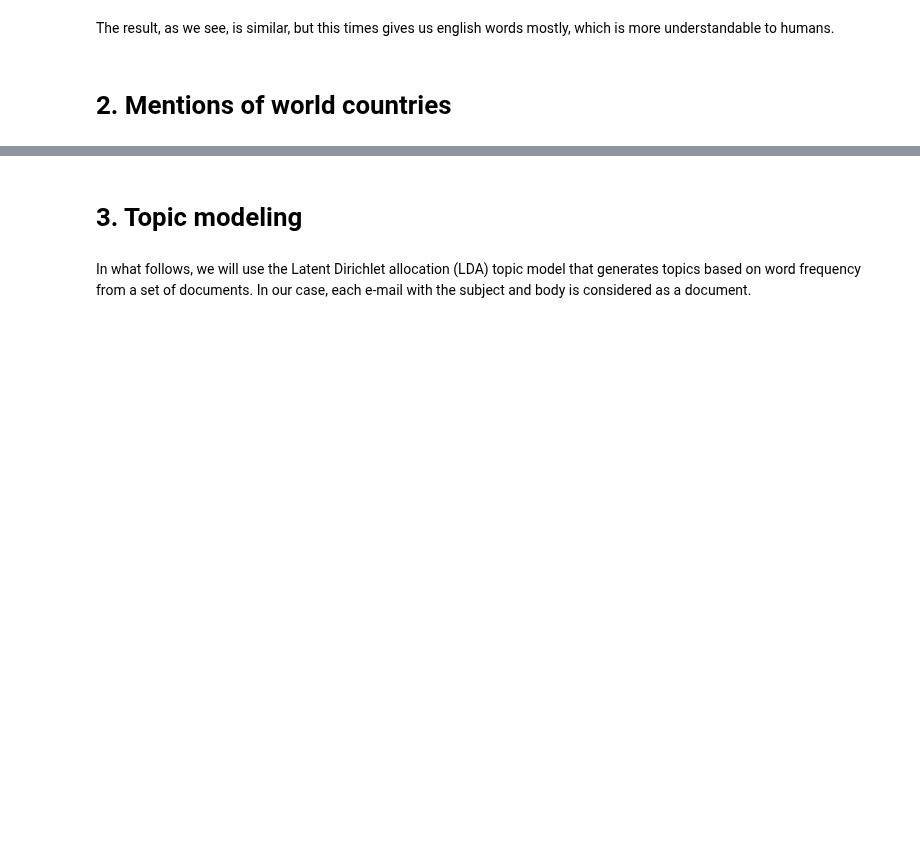
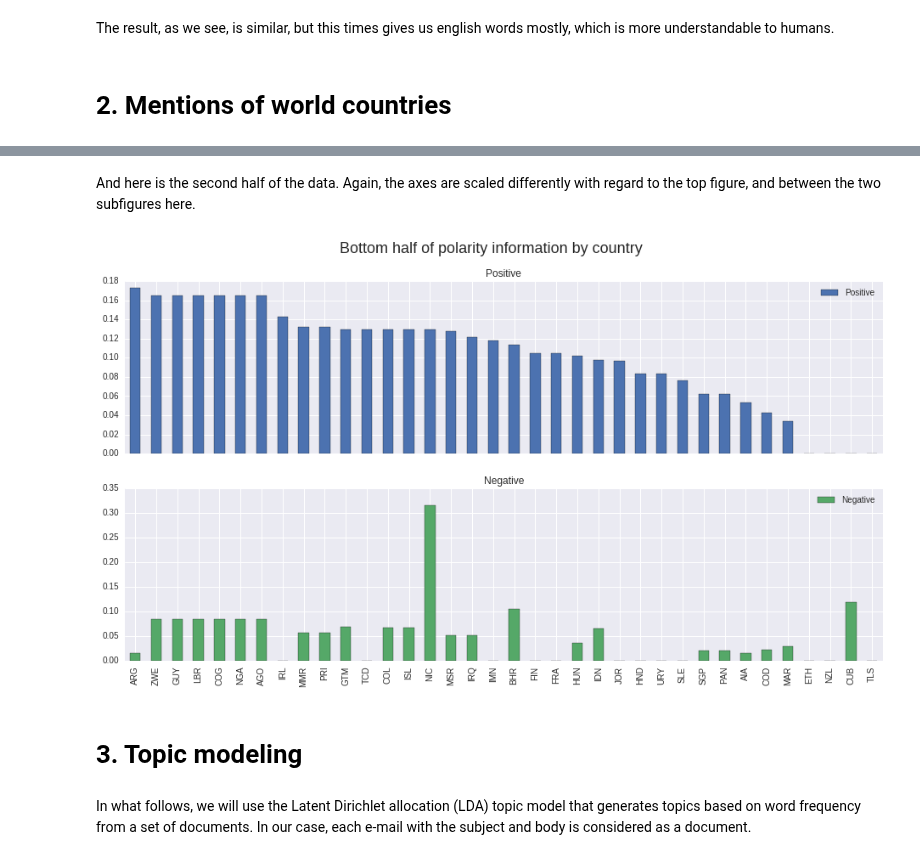
Before and after one commit to semplea/adaepfl-hw, a Jupyter notebook: 05 - Taming Text/Taming Text.ipynb, the cells around one changed output, grey strips where cells are left out. Cells and saved outputs as stored; diff of their text form; code cells hidden in the pictures; blank space fills up the shorter version.

```diff
--- a/05 - Taming Text/Taming Text.ipynb
+++ b/05 - Taming Text/Taming Text.ipynb
@@ -216,3 +246,12 @@ plt.show()
+# %% [markdown]
+And here is the second half of the data. Again, the axes are scaled differently with regard to the top figure, and between the two subfigures here.
+# %%
+fig, ax = plt.subplots(figsize=(16,8)) # Create matplotlib figure
+posneg2.plot(kind='bar', grid=True, subplots=True, sharex=True, ax=ax)
+fig.suptitle("Bottom half of polarity information by country", fontsize=18)
+plt.show()
+# %% [output]
+[figure, added]
 # %% [markdown]
 # 3. Topic modeling
 # %% [markdown]
```
Also changed, not shown: parts of 16 cells of this notebook.
